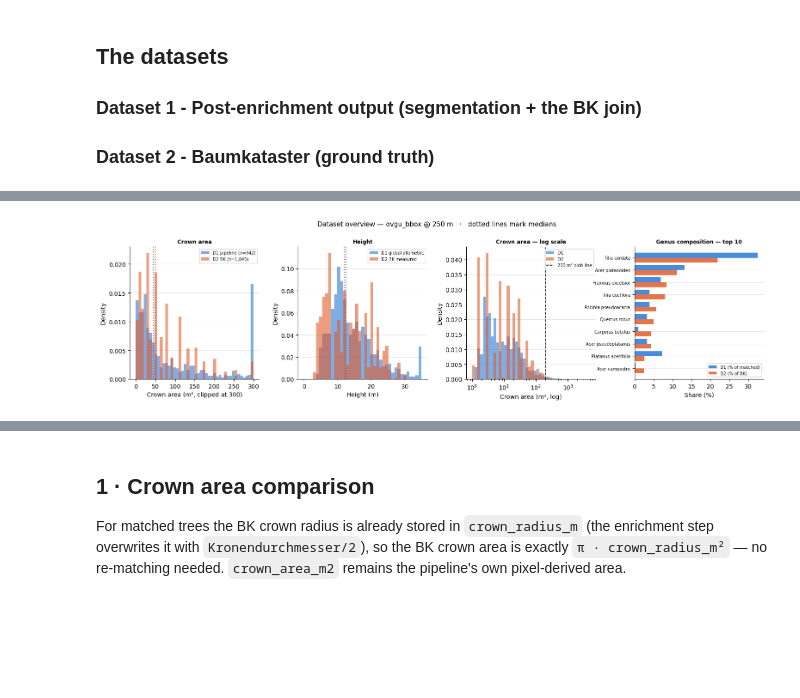
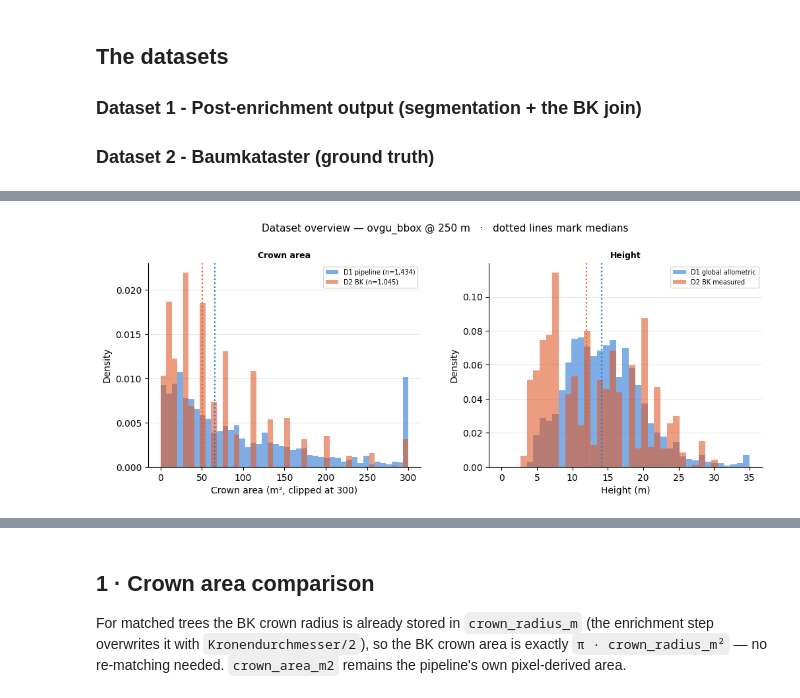
Before and after one commit to KumarJonnala/urban-shadow-analysis, a Jupyter notebook: test_notebooks/validation.ipynb, the cells around one changed output, grey strips where cells are left out. Cells and saved outputs as stored; diff of their text form; code cells hidden in the pictures; blank space fills up the shorter version.

Commit message:
validation updates

```diff
--- a/test_notebooks/validation.ipynb
+++ b/test_notebooks/validation.ipynb
@@ -240,60 +178,38 @@ cover the same ground but are not one-to-one. Paired comparison follows in secti
 # %%
 C1, C2 = "#2a78d6", "#e05c2a"   # D1 pipeline, D2 Baumkataster
 
-fig, axes = plt.subplots(1, 4, figsize=(19, 4), gridspec_kw={"wspace": 0.30})
+fig, axes = plt.subplots(1, 2, figsize=(12, 4), gridspec_kw={"wspace": 0.25})
 
 # Panel 1 — crown area
 bins = np.linspace(0, 300, 45)
 axes[0].hist(merged["crown_area_m2"].clip(0, 300), bins=bins, density=True,
              alpha=0.6, color=C1, label=f"D1 pipeline (n={len(merged):,})")
 axes[0].hist(bk_valid["bk_crown_area_m2"].clip(0, 300), bins=bins, density=True,
              alpha=0.6, color=C2, label=f"D2 BK (n={len(bk_valid):,})")
 for v, c in [(merged["crown_area_m2"].median(), C1), (bk_valid["bk_crown_area_m2"].median(), C2)]:
     axes[0].axvline(v, color=c, linewidth=1.6, linestyle=":")
 axes[0].set_xlabel("Crown area (m², clipped at 300)"); axes[0].set_ylabel("Density")
 axes[0].set_title("Crown area", fontsize=9, fontweight="bold"); axes[0].legend(fontsize=7)
 
 # Panel 2 — height
 bins = np.linspace(0, 35, 40)
 axes[1].hist(merged["h_global_m"].clip(0, 35), bins=bins, density=True,
              alpha=0.6, color=C1, label="D1 global allometric")
 axes[1].hist(bk_valid["Baumhoehe"].clip(0, 35), bins=bins, density=True,
              alpha=0.6, color=C2, label="D2 BK measured")
 for v, c in [(merged["h_global_m"].median(), C1), (bk_valid["Baumhoehe"].median(), C2)]:
     axes[1].axvline(v, color=c, linewidth=1.6, linestyle=":")
 axes[1].set_xlabel("Height (m)"); axes[1].set_ylabel("Density")
 axes[1].set_title("Height", fontsize=9, fontweight="bold"); axes[1].legend(fontsize=7)
 
-# Panel 3 — crown area on a log axis, where the blob tail is visible
-logbins = np.logspace(np.log10(1), np.log10(max(merged["crown_area_m2"].max(),
-                                                bk_valid["bk_crown_area_m2"].max())), 45)
-axes[2].hist(merged["crown_area_m2"], bins=logbins, density=True, alpha=0.6, color=C1, label="D1")
-axes[2].hist(bk_valid["bk_crown_area_m2"], bins=logbins, density=True, alpha=0.6, color=C2, label="D2")
-axes[2].axvline(200, color="black", linestyle="--", linewidth=1.2, label="200 m² blob line")
-axes[2].set_xscale("log")
-axes[2].set_xlabel("Crown area (m², log)"); axes[2].set_ylabel("Density")
-axes[2].set_title("Crown area — log scale", fontsize=9, fontweight="bold"); axes[2].legend(fontsize=7)
-
-# Panel 4 — genus composition, top 10 by BK count
-top_genera = bk_valid["genus"].value_counts().head(10).index[::-1]
-y = np.arange(len(top_genera)); h = 0.4
-d1_share = [(merged["genus"] == g).sum() / matched_mask.sum() * 100 for g in top_genera]
-d2_share = [(bk_valid["genus"] == g).sum() / len(bk_valid) * 100 for g in top_genera]
-axes[3].barh(y + h/2, d1_share, h, color=C1, alpha=0.85, label="D1 (% of matched)")
-axes[3].barh(y - h/2, d2_share, h, color=C2, alpha=0.85, label="D2 (% of BK)")
-axes[3].set_yticks(y); axes[3].set_yticklabels(top_genera, fontsize=7)
-axes[3].set_xlabel("Share (%)")
-axes[3].set_title("Genus composition — top 10", fontsize=9, fontweight="bold")
-axes[3].legend(fontsize=7)
-
 for ax in axes:
     ax.spines[["top", "right"]].set_visible(False)
     ax.grid(axis="y", color="#e1e0d9", linewidth=0.6); ax.set_axisbelow(True)
 
 fig.suptitle(
     f"Dataset overview — {AREA_KEY} @ {TILE_SIZE} m   ·   dotted lines mark medians",
     fontsize=11, y=1.03,
 )
 plt.show()
 # %% [output]
-[figure, old version]
+[figure, new version]
```
Also changed, not shown: parts of 20 cells of this notebook, 1 other file.
